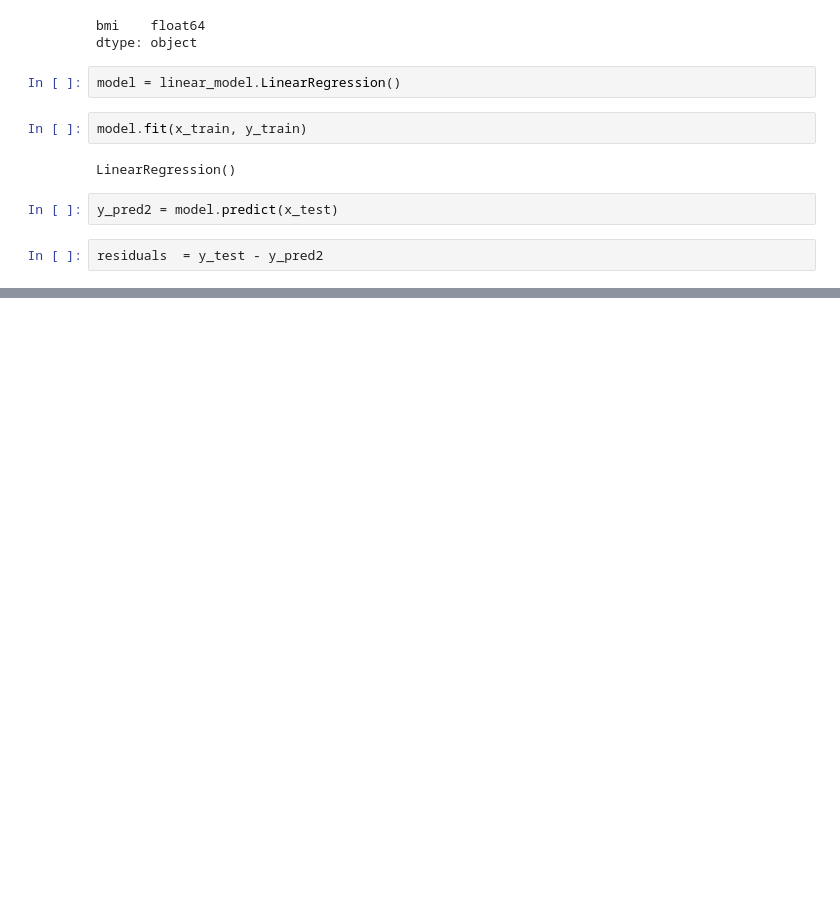
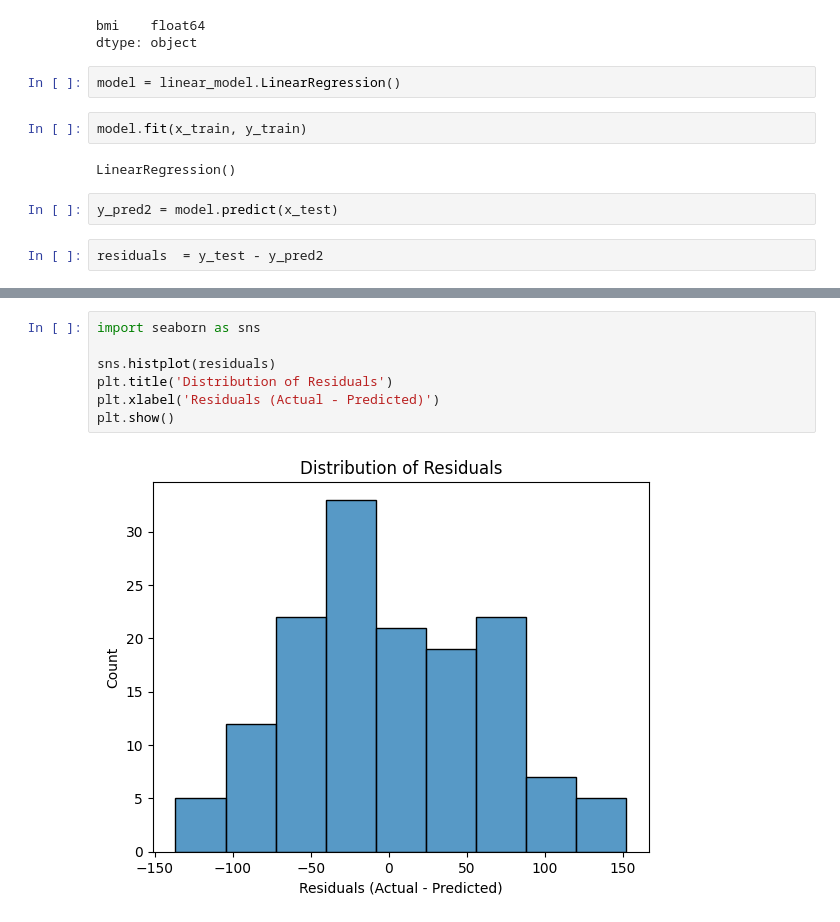
Before and after one commit to oluwatomi-olasoji/ml-for-beginners, a Jupyter notebook: 2-Regression/1-Tools/notebook.ipynb, the cells around one changed output, grey strips where cells are left out. Drawn from its saved outputs; the diff is of its cells as text; blank space fills up the shorter version.

```diff
--- a/2-Regression/1-Tools/notebook.ipynb
+++ b/2-Regression/1-Tools/notebook.ipynb
@@ -184,0 +184,9 @@ AttributeError: Line2D.set() got an unexpected keyword argument 'colour'
+# %%
+import seaborn as sns
+
+sns.histplot(residuals)
+plt.title('Distribution of Residuals')
+plt.xlabel('Residuals (Actual - Predicted)')
+plt.show()
+# %% [output]
+[figure, added]
```
Also changed, not shown: parts of 3 cells of this notebook.
